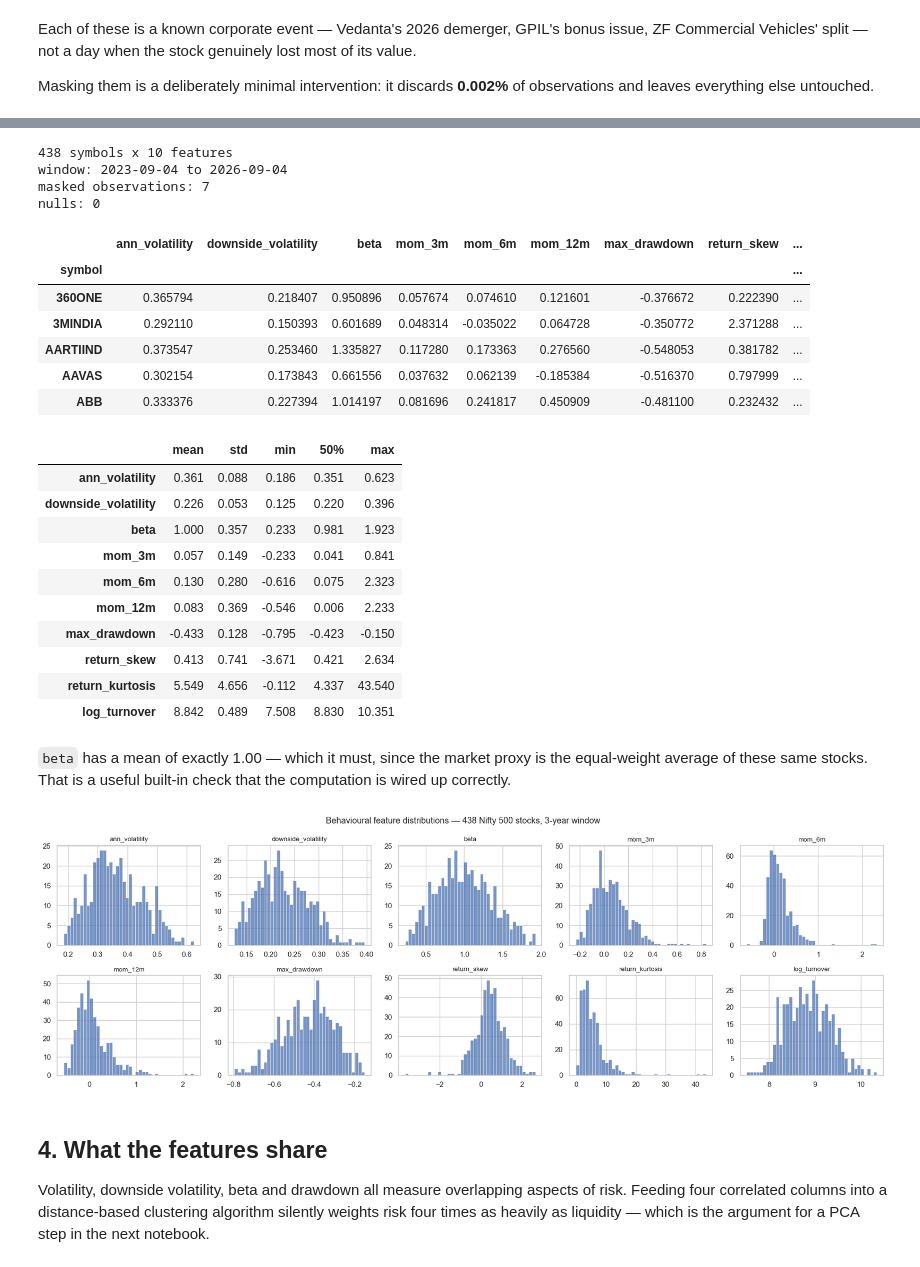
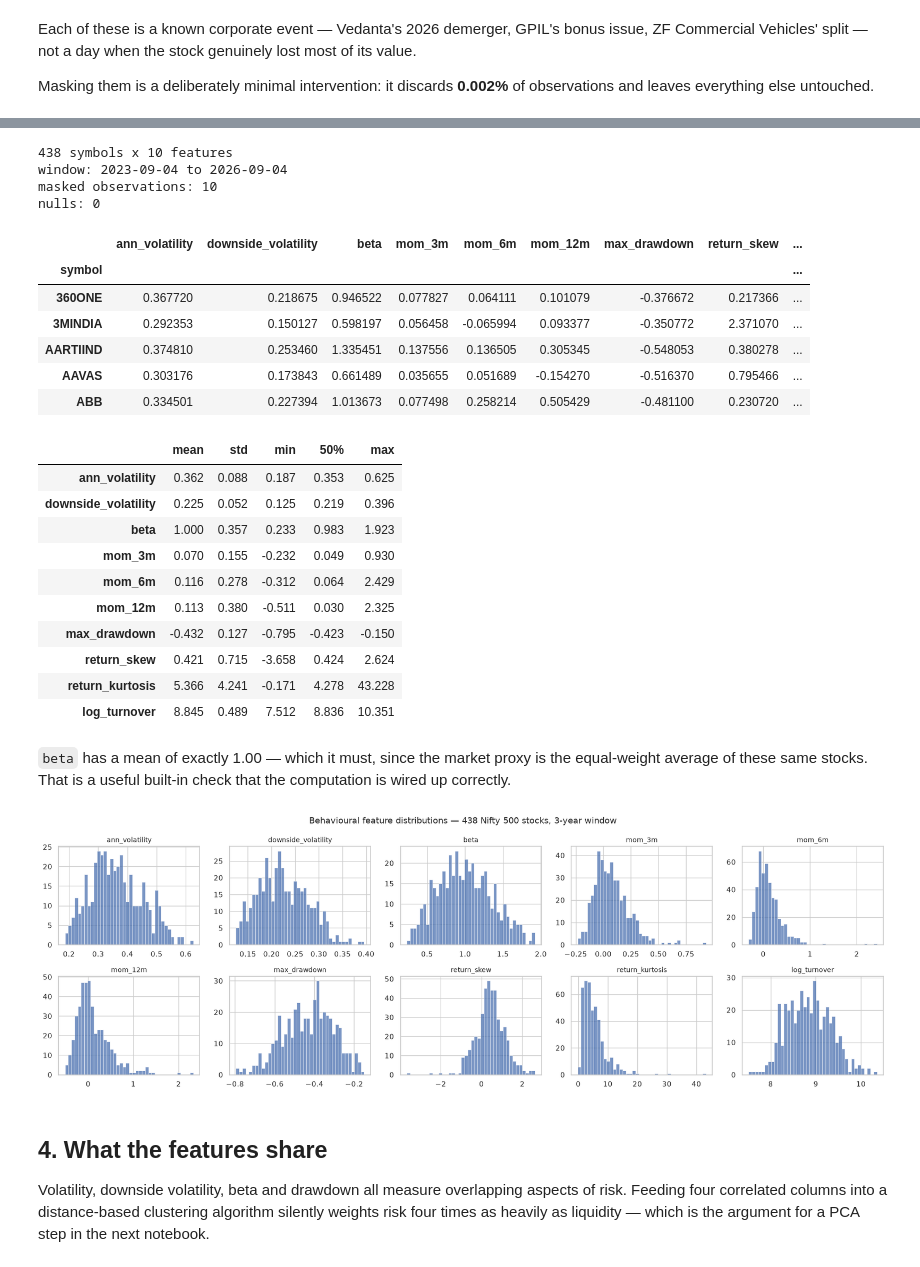
Before and after one commit to adityadeshmukh23/nifty500-behaviour-clusters, a Jupyter notebook: notebooks/01_feature_engineering.ipynb, the cells around one changed output, grey strips where cells are left out. Cells and saved outputs as stored; diff of their text form; code cells hidden in the pictures.

```diff
--- a/notebooks/01_feature_engineering.ipynb
+++ b/notebooks/01_feature_engineering.ipynb
@@ -18,16 +18,32 @@ import numpy as np
 import pandas as pd
 import seaborn as sns
 
-from nifty500.features import (CORPORATE_ACTION_THRESHOLD, build_features,
-                          daily_returns, select_universe)
+from nifty500.bars import clean_bars, flag_invalid_bars
+from nifty500.features import (
+    CORPORATE_ACTION_THRESHOLD,
+    build_features,
+    daily_returns,
+    load_reviewed_actions,
+    select_universe,
+    session_evidence,
+)
 
 pd.set_option("display.width", 200)
 pd.set_option("display.max_columns", 50)
 sns.set_theme(style="whitegrid", palette="deep")
 
-prices = pd.read_parquet("../data/raw/nifty500_ohlcv_raw.parquet")
+# The master gains a session every weekday, so the same code gives a different answer
+# each day. Every number in this repo is computed as of this date; change it to roll forward.
+AS_OF = "2026-09-04"
+
+master = pd.read_parquet("../data/raw/nifty500_ohlcv_raw.parquet")
 constituents = pd.read_csv("../data/raw/nifty500_constituents.csv")
+reviewed = load_reviewed_actions("../data/reference/corporate_actions.csv")
 
-print(f"{len(prices):,} rows | {prices['symbol'].nunique()} symbols "
+as_of_bars = master[master["date"] <= AS_OF]
+prices = clean_bars(as_of_bars)
+
+print(f"{len(prices):,} bars | {prices['symbol'].nunique()} symbols "
       f"| {prices['date'].min().date()} to {prices['date'].max().date()}")
+print(f"dropped as not real bars: {flag_invalid_bars(as_of_bars).sum().to_dict()}")
 # %% [output]
@@ -162,5 +268,5 @@ so it can never drift out of sync with the price master.
 # %%
-features = build_features(prices, window_years=3, min_coverage=0.95)
+features = build_features(prices, window_years=3, min_coverage=0.95, reviewed_actions=reviewed)
 
 print(f"{features.shape[0]} symbols x {features.shape[1]} features")
 print(f"window: {features.attrs['window_start']} to {features.attrs['window_end']}")
@@ -171,46 +277,46 @@ features.head()
 # %% [output]
 438 symbols x 10 features
 window: 2023-09-04 to 2026-09-04
-masked observations: 7
+masked observations: 10
 nulls: 0
 |  | ann_volatility | downside_volatility | beta | mom_3m | mom_6m | mom_12m | max_drawdown | return_skew | ... |
 | symbol |  |  |  |  |  |  |  |  | ... |
-| 360ONE | 0.365794 | 0.218407 | 0.950896 | 0.057674 | 0.074610 | 0.121601 | -0.376672 | 0.222390 | ... |
-| 3MINDIA | 0.292110 | 0.150393 | 0.601689 | 0.048314 | -0.035022 | 0.064728 | -0.350772 | 2.371288 | ... |
-| AARTIIND | 0.373547 | 0.253460 | 1.335827 | 0.117280 | 0.173363 | 0.276560 | -0.548053 | 0.381782 | ... |
-| AAVAS | 0.302154 | 0.173843 | 0.661556 | 0.037632 | 0.062139 | -0.185384 | -0.516370 | 0.797999 | ... |
-| ABB | 0.333376 | 0.227394 | 1.014197 | 0.081696 | 0.241817 | 0.450909 | -0.481100 | 0.232432 | ... |
+| 360ONE | 0.367720 | 0.218675 | 0.946522 | 0.077827 | 0.064111 | 0.101079 | -0.376672 | 0.217366 | ... |
+| 3MINDIA | 0.292353 | 0.150127 | 0.598197 | 0.056458 | -0.065994 | 0.093377 | -0.350772 | 2.371070 | ... |
+| AARTIIND | 0.374810 | 0.253460 | 1.335451 | 0.137556 | 0.136505 | 0.305345 | -0.548053 | 0.380278 | ... |
+| AAVAS | 0.303176 | 0.173843 | 0.661489 | 0.035655 | 0.051689 | -0.154270 | -0.516370 | 0.795466 | ... |
+| ABB | 0.334501 | 0.227394 | 1.013673 | 0.077498 | 0.258214 | 0.505429 | -0.481100 | 0.230720 | ... |
 # %%
 features.describe().T[["mean", "std", "min", "50%", "max"]].round(3)
 # %% [output]
 |  | mean | std | min | 50% | max |
-| ann_volatility | 0.361 | 0.088 | 0.186 | 0.351 | 0.623 |
-| downside_volatility | 0.226 | 0.053 | 0.125 | 0.220 | 0.396 |
-| beta | 1.000 | 0.357 | 0.233 | 0.981 | 1.923 |
-| mom_3m | 0.057 | 0.149 | -0.233 | 0.041 | 0.841 |
-| mom_6m | 0.130 | 0.280 | -0.616 | 0.075 | 2.323 |
-| mom_12m | 0.083 | 0.369 | -0.546 | 0.006 | 2.233 |
-| max_drawdown | -0.433 | 0.128 | -0.795 | -0.423 | -0.150 |
-| return_skew | 0.413 | 0.741 | -3.671 | 0.421 | 2.634 |
-| return_kurtosis | 5.549 | 4.656 | -0.112 | 4.337 | 43.540 |
-| log_turnover | 8.842 | 0.489 | 7.508 | 8.830 | 10.351 |
+| ann_volatility | 0.362 | 0.088 | 0.187 | 0.353 | 0.625 |
+| downside_volatility | 0.225 | 0.052 | 0.125 | 0.219 | 0.396 |
+| beta | 1.000 | 0.357 | 0.233 | 0.983 | 1.923 |
+| mom_3m | 0.070 | 0.155 | -0.232 | 0.049 | 0.930 |
+| mom_6m | 0.116 | 0.278 | -0.312 | 0.064 | 2.429 |
+| mom_12m | 0.113 | 0.380 | -0.511 | 0.030 | 2.325 |
+| max_drawdown | -0.432 | 0.127 | -0.795 | -0.423 | -0.150 |
+| return_skew | 0.421 | 0.715 | -3.658 | 0.424 | 2.624 |
+| return_kurtosis | 5.366 | 4.241 | -0.171 | 4.278 | 43.228 |
+| log_turnover | 8.845 | 0.489 | 7.512 | 8.836 | 10.351 |
 # %% [markdown]
 `beta` has a mean of exactly 1.00 — which it must, since the market proxy is the equal-weight
 average of these same stocks. That is a useful built-in check that the computation is wired up
 correctly.
 # %%
 fig, axes = plt.subplots(2, 5, figsize=(18, 6))
-for ax, column in zip(axes.ravel(), features.columns):
+for ax, column in zip(axes.ravel(), features.columns, strict=True):
     sns.histplot(features[column], bins=40, ax=ax, color="#4C72B0")
     ax.set_title(column, fontsize=10)
     ax.set_xlabel("")
     ax.set_ylabel("")
 fig.suptitle("Behavioural feature distributions — 438 Nifty 500 stocks, 3-year window",
              fontsize=13)
 fig.tight_layout()
 plt.show()
 # %% [output]
-[figure, old version]
+[figure, new version]
 # %% [markdown]
 ## 4. What the features share
 
```
Also changed, not shown: parts of 15 cells of this notebook, 6 other files.
